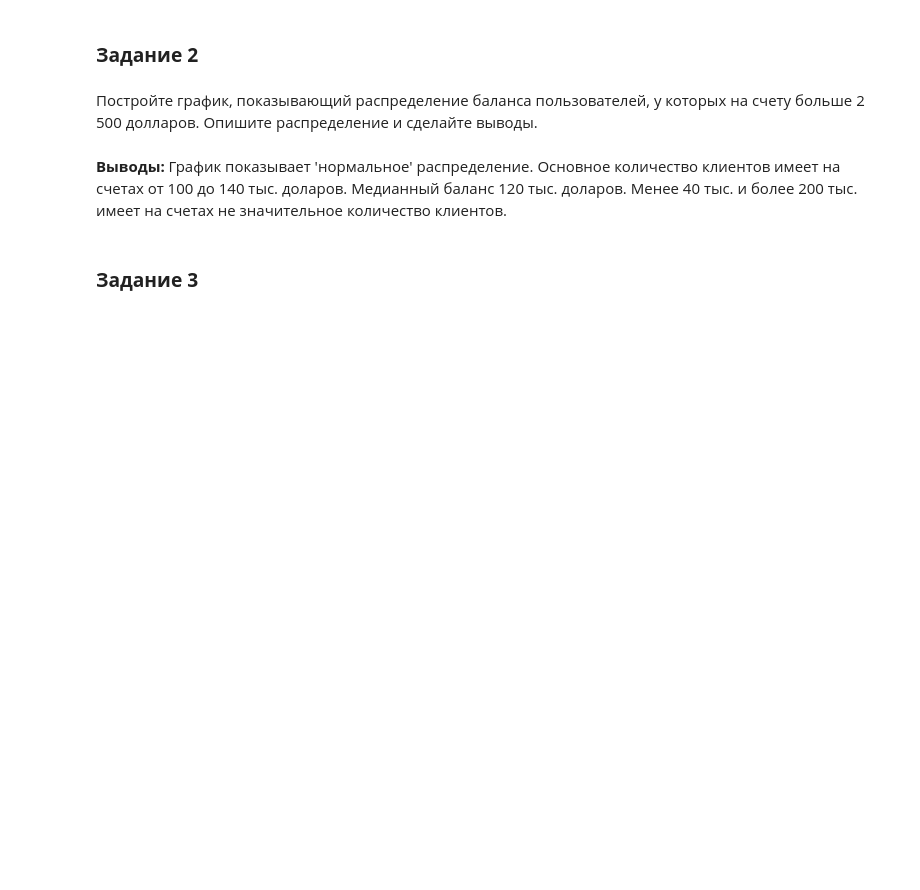
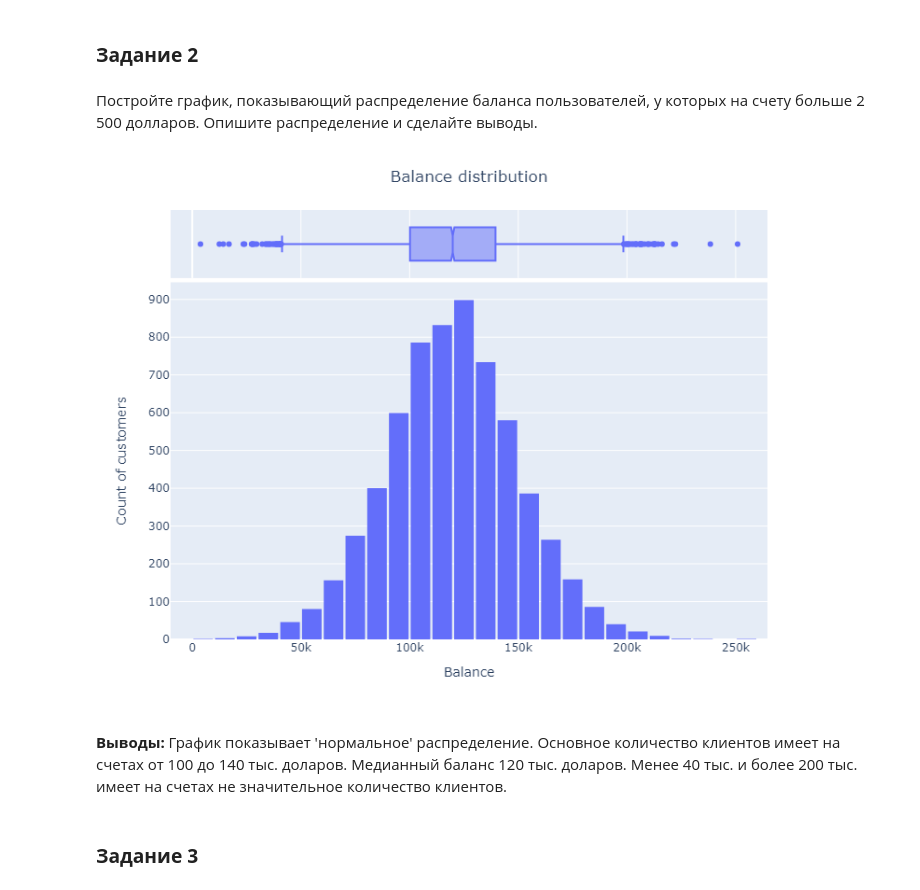
Before and after one commit to emozdir/Data_sciense, a Jupyter notebook: DST_01_13/report.ipynb, the cells around one changed output. Cells and saved outputs as stored; diff of their text form; code cells hidden in the pictures; blank space fills up the shorter version.

```diff
--- a/DST_01_13/report.ipynb
+++ b/DST_01_13/report.ipynb
@@ -109,24 +112,27 @@ fig_1.write_image('data/fig_1.png')
 # %%
 balans_more_2500 = churn_df[churn_df['Balance'] > 2500]
 
 fig_2 = px.histogram(
     data_frame=balans_more_2500,
     x='Balance',
     nbins=25,
     marginal="box",
     height=600,
     width=800
 
 )
 
 fig_2.update_layout(
     title_text='Balance distribution',  # название графика
     yaxis_title_text='Count of customers',
     bargap=0.1,  # промежуток между полосами координат соседнего местоположения
     title_x=0.5
 )
 
-fig_2.show()
+#fig_2.show()
+Image('data/fig_2.png')
+# %% [output]
+[figure, added]
 # %% [markdown]
 **Выводы:** График показывает 'нормальное' распределение. Основное количество клиентов имеет на счетах от 100 до 140 тыс. доларов. Медианный баланс 120 тыс. доларов. Менее 40 тыс. и более 200 тыс. имеет на счетах не значительное количество клиентов.
 # %% [markdown]
```
Also changed, not shown: parts of 10 cells of this notebook.
